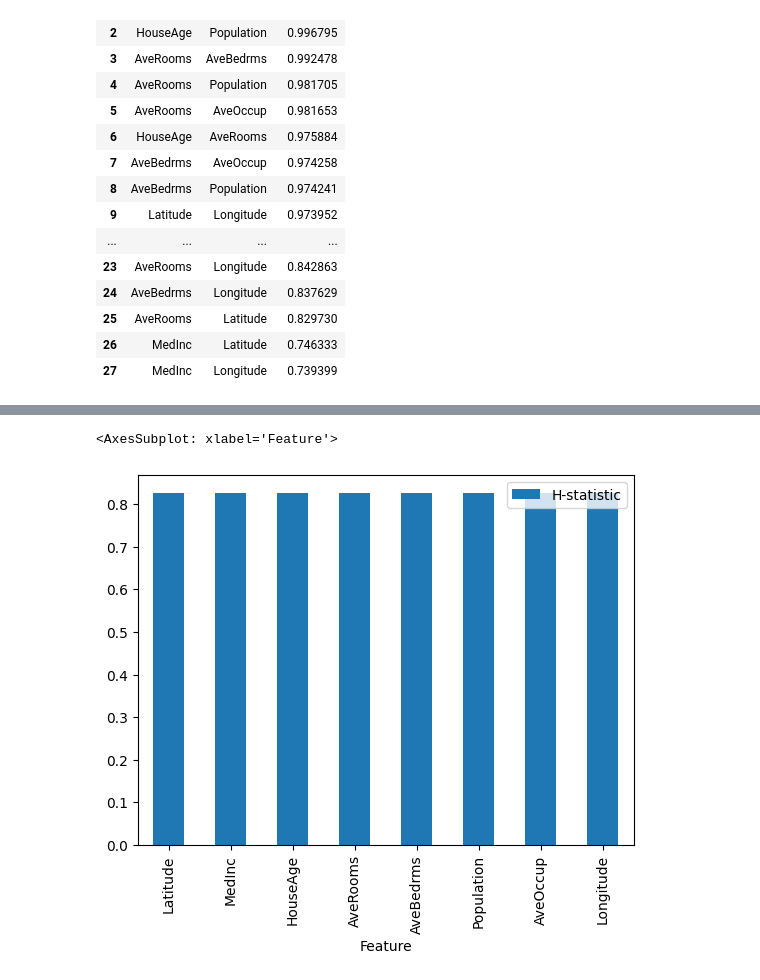
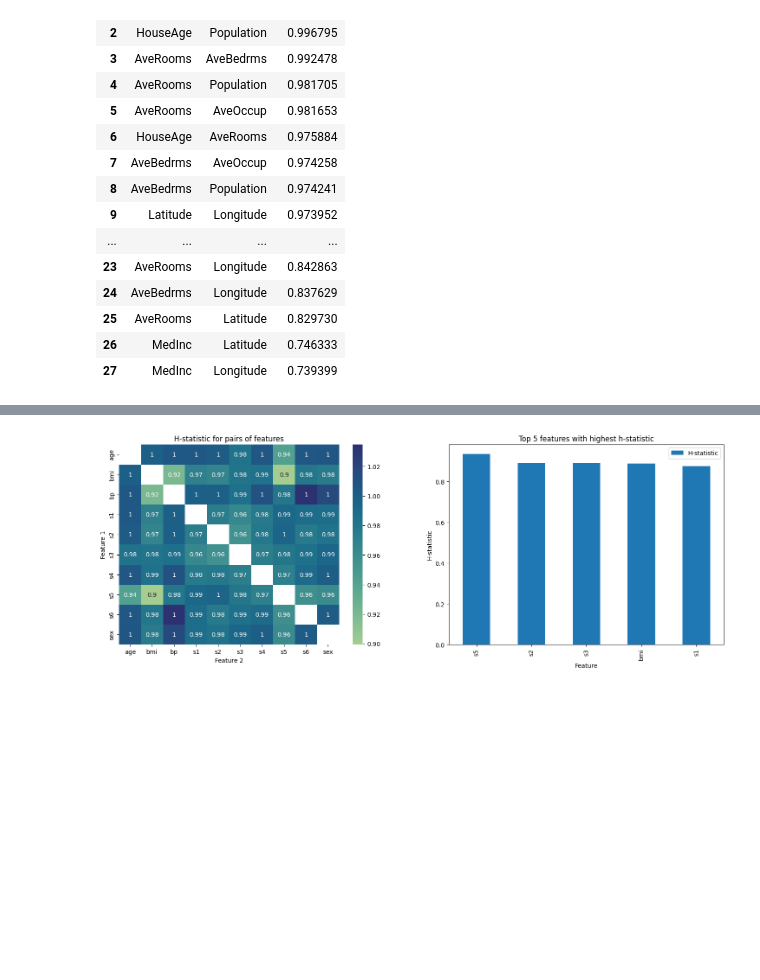
Before and after one commit to pyartemis/artemis, a Jupyter notebook: experiments/h_statistic_experiments.ipynb, the cells around one changed output, grey strips where cells are left out. Saved outputs shown, nothing was run; the diff lists cells and outputs as text; code cells hidden in the pictures; blank space fills up the shorter version.

Commit message:
add simple visualisation to h-stat

```diff
--- a/experiments/h_statistic_experiments.ipynb
+++ b/experiments/h_statistic_experiments.ipynb
@@ -71,5 +53,9 @@ ova
-# %%
-ova.plot.bar(x='Feature', y="H-statistic")
-# %% [output]
-<AxesSubplot: xlabel='Feature'>
-[figure, removed]
+# %%
+diabetes = load_diabetes()
+X_d = pd.DataFrame(diabetes.data, columns=diabetes.feature_names)
+y_d = diabetes.target
+model_d = RandomForestRegressor().fit(X_d, y_d)
+# %%
+visualize_h_stat(model_d, X_d, 100)
+# %% [output]
+[figure, added]
```
Also changed, not shown: parts of 3 cells of this notebook, 2 other files.
